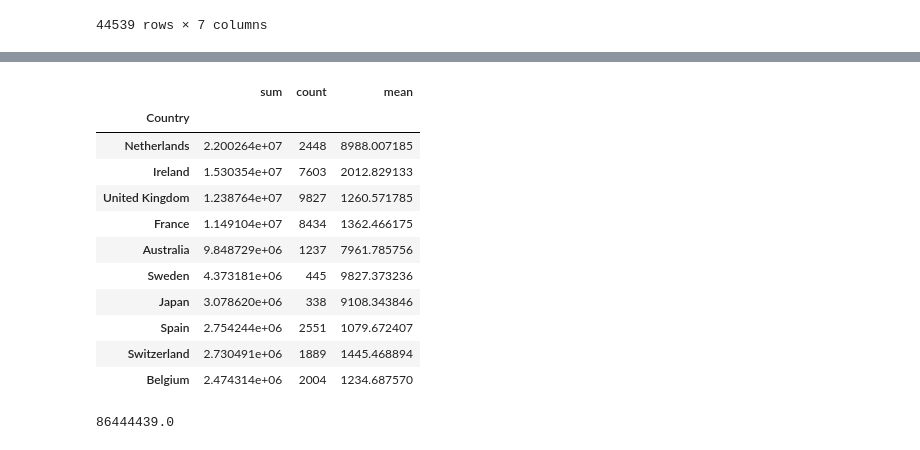
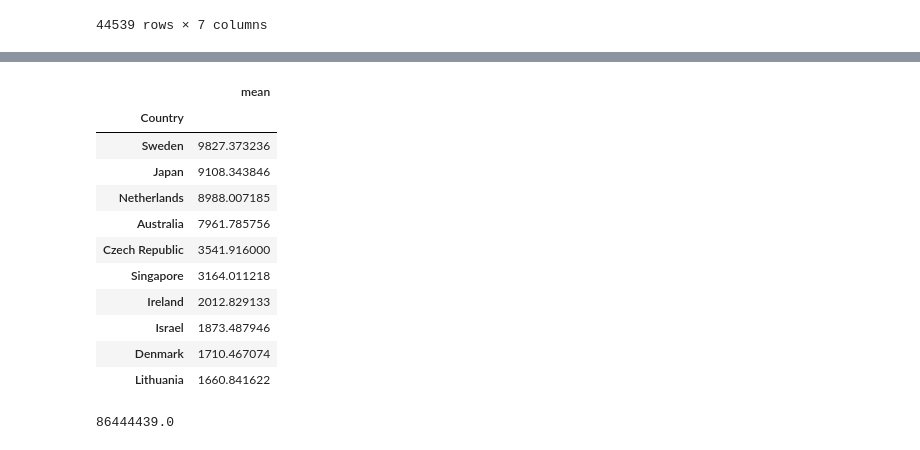
Before and after one commit to Jacopo-Spadon/E-Commerce, a Jupyter notebook: Ecom20tooRest.ipynb, the cells around one changed output, grey strips where cells are left out. Cells and saved outputs as stored; diff of their text form; code cells hidden in the pictures.

```diff
--- a/Ecom20tooRest.ipynb
+++ b/Ecom20tooRest.ipynb
@@ -298,23 +277,23 @@ table_product
 # %%
 # Which countries and which customers made the highest number of orders? Are they the same with the highest spending?
 
 
-country_sales=df_country.groupby('Country')['total_sale'].agg(['sum','count','mean']).sort_values(by=['sum'], ascending=False)
+country_sales=df_country.groupby('Country')['total_sale'].agg(['mean']).sort_values(by=['mean'], ascending=False)
 
 country_sales.head(10)
 # %% [output]
-|  | sum | count | mean |
-| Country |  |  |  |
-| Netherlands | 2.200264e+07 | 2448 | 8988.007185 |
-| Ireland | 1.530354e+07 | 7603 | 2012.829133 |
-| United Kingdom | 1.238764e+07 | 9827 | 1260.571785 |
-| France | 1.149104e+07 | 8434 | 1362.466175 |
-| Australia | 9.848729e+06 | 1237 | 7961.785756 |
-| Sweden | 4.373181e+06 | 445 | 9827.373236 |
-| Japan | 3.078620e+06 | 338 | 9108.343846 |
-| Spain | 2.754244e+06 | 2551 | 1079.672407 |
-| Switzerland | 2.730491e+06 | 1889 | 1445.468894 |
-| Belgium | 2.474314e+06 | 2004 | 1234.687570 |
+|  | mean |
+| Country |  |
+| Sweden | 9827.373236 |
+| Japan | 9108.343846 |
+| Netherlands | 8988.007185 |
+| Australia | 7961.785756 |
+| Czech Republic | 3541.916000 |
+| Singapore | 3164.011218 |
+| Ireland | 2012.829133 |
+| Israel | 1873.487946 |
+| Denmark | 1710.467074 |
+| Lithuania | 1660.841622 |
 # %%
 country_sales['sum'].nlargest(10).sum().round()
 # %% [output]
```
Also changed, not shown: parts of 13 cells of this notebook.
